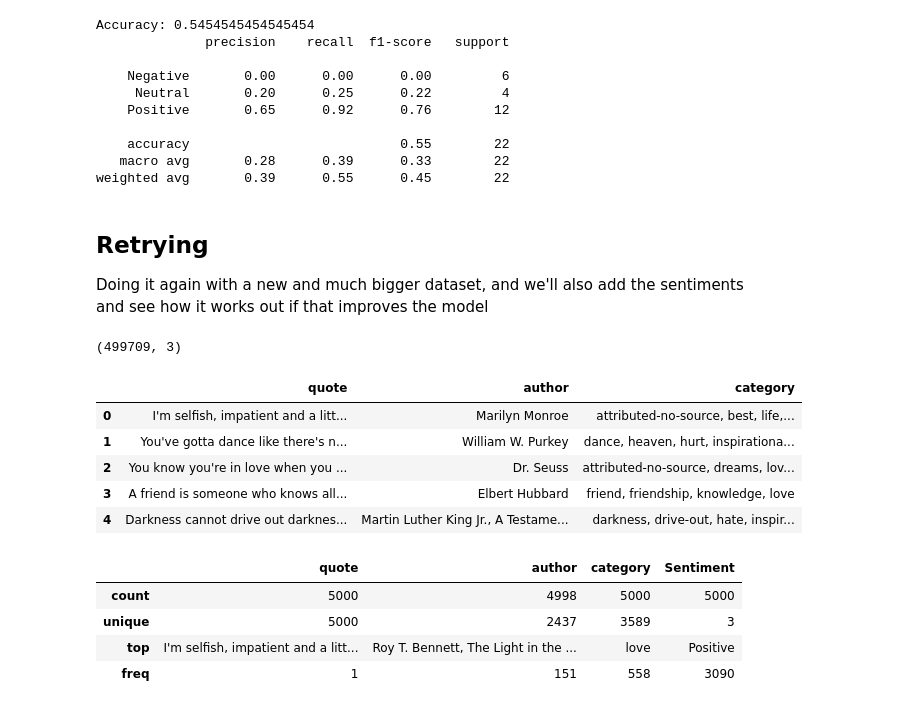
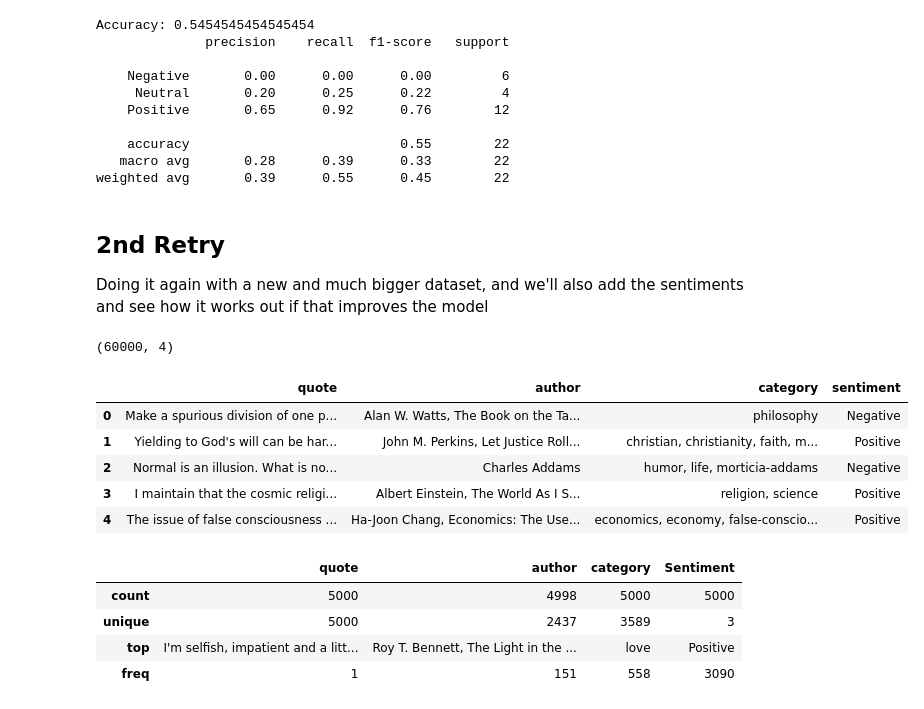
Before and after one commit to JamesAdeshina/Sentiment-Based_Quote_Generator, a Jupyter notebook: app.ipynb, the cells around one changed output. Drawn from its saved outputs; the diff is of its cells as text; code cells hidden in the pictures.

Commit message:
working on data_resampled.ipynb file

```diff
--- a/app.ipynb
+++ b/app.ipynb
@@ -243,28 +243,28 @@ Accuracy: 0.5454545454545454
    macro avg       0.28      0.39      0.33        22
 weighted avg       0.39      0.55      0.45        22
 # %% [markdown]
-## Retrying
+## 2nd Retry
 Doing it again with a new and much bigger dataset, and we'll also add the sentiments and see how it works out if that improves the model
 # %%
 #load the quotes stash
-big_quotes = pd.read_csv('data/quotes.csv')
+big_quotes = pd.read_csv('data/balanced_quotes.csv')
 # quotes = quotes[['quote','author']]
 print(big_quotes.shape)
 
 #since the file has over 500k data, we'll subset it into 20k
 # Assuming you have a large DataFrame named 'df'
 # big_quotes_subset = big_quotes.head(20000)
 big_quotes_subset = big_quotes.head(5000)
 
 big_quotes_subset.head()
 # %% [output]
-(499709, 3)
+(60000, 4)
-|  | quote | author | category |
-| 0 | I'm selfish, impatient and a litt... | Marilyn Monroe | attributed-no-source, best, life,... |
-| 1 | You've gotta dance like there's n... | William W. Purkey | dance, heaven, hurt, inspirationa... |
-| 2 | You know you're in love when you ... | Dr. Seuss | attributed-no-source, dreams, lov... |
-| 3 | A friend is someone who knows all... | Elbert Hubbard | friend, friendship, knowledge, love |
-| 4 | Darkness cannot drive out darknes... | Martin Luther King Jr., A Testame... | darkness, drive-out, hate, inspir... |
+|  | quote | author | category | sentiment |
+| 0 | Make a spurious division of one p... | Alan W. Watts, The Book on the Ta... | philosophy | Negative |
+| 1 | Yielding to God's will can be har... | John M. Perkins, Let Justice Roll... | christian, christianity, faith, m... | Positive |
+| 2 | Normal is an illusion. What is no... | Charles Addams | humor, life, morticia-addams | Negative |
+| 3 | I maintain that the cosmic religi... | Albert Einstein, The World As I S... | religion, science | Positive |
+| 4 | The issue of false consciousness ... | Ha-Joon Chang, Economics: The Use... | economics, economy, false-conscio... | Positive |
 # %%
 # Create a copy of the original DataFrame
 big_quotes_subset_copy = big_quotes_subset.copy()
```
Also changed, not shown: parts of 17 cells of this notebook, 6 other files.
